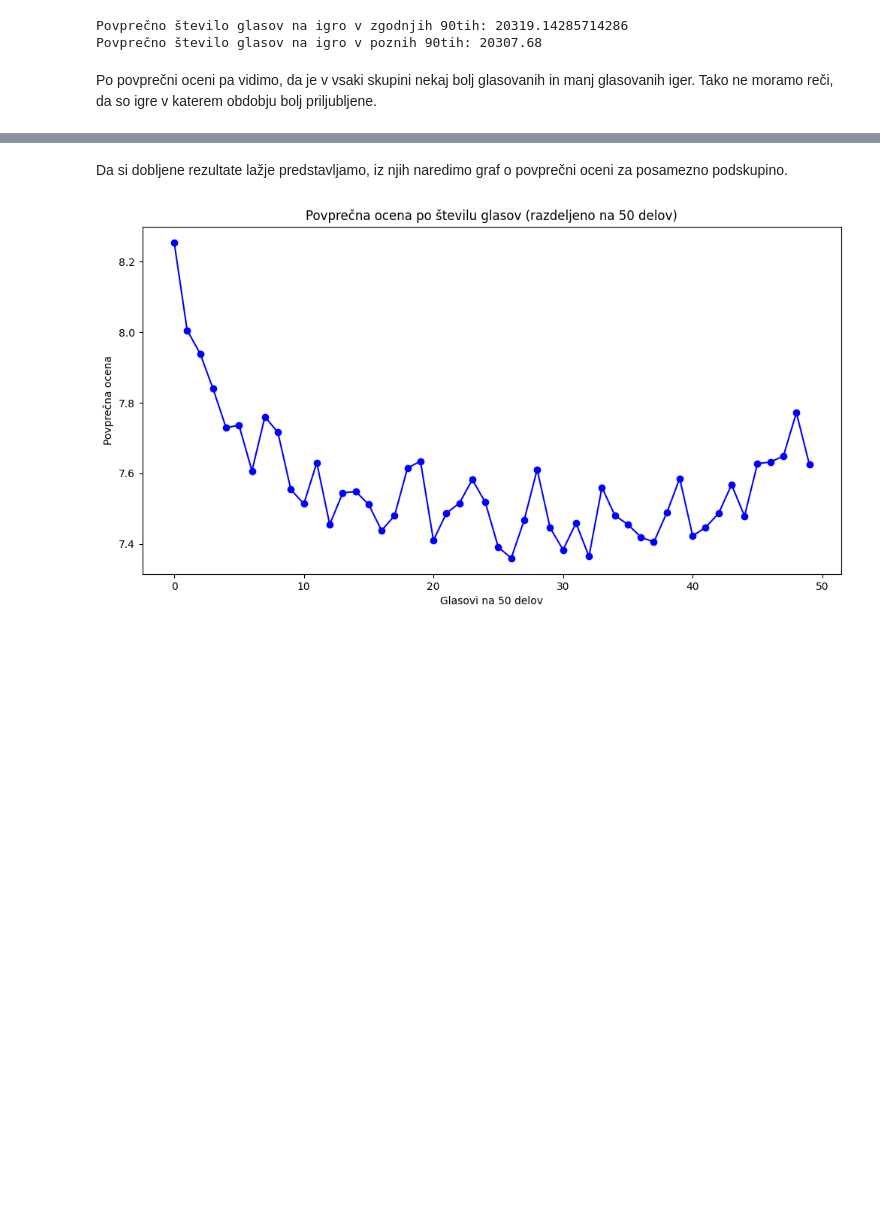
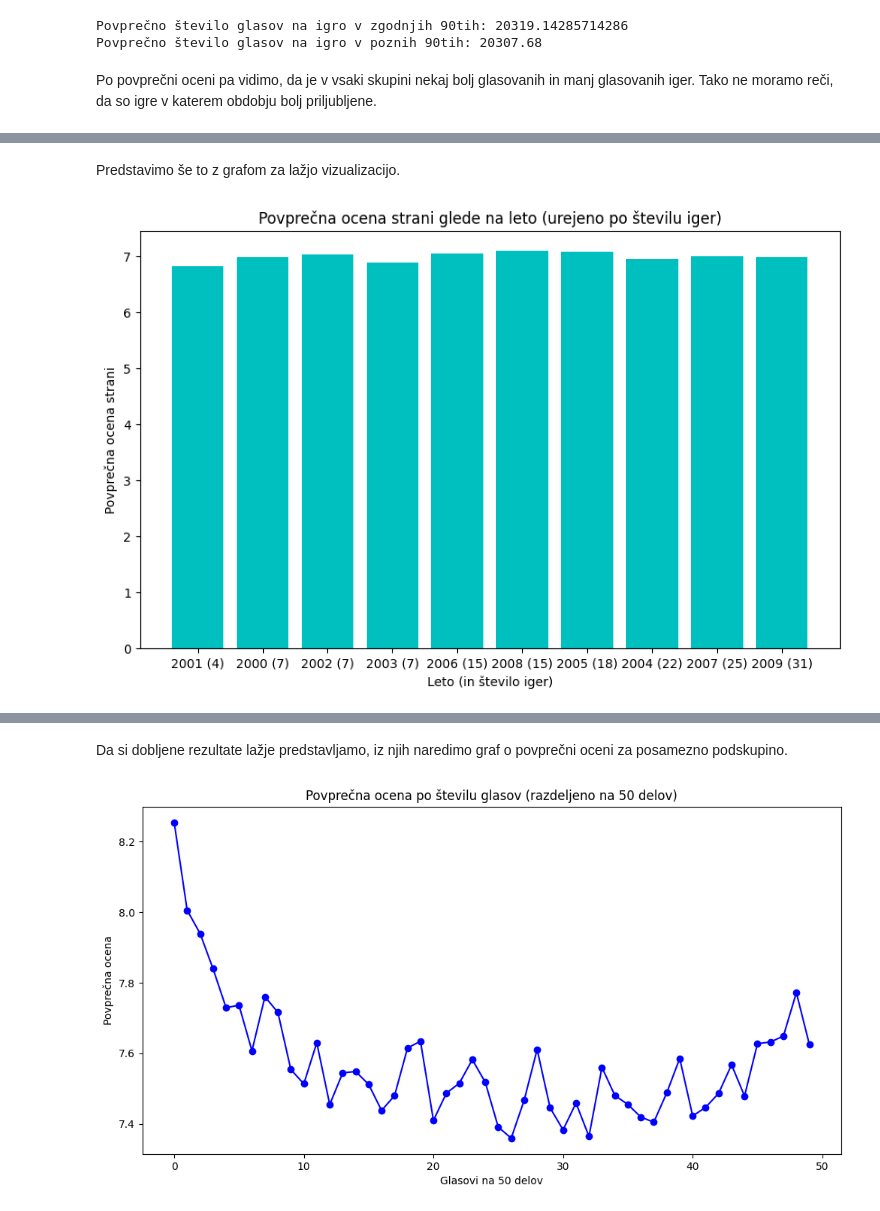
Before and after one commit to NikUrukalo/uvp-projektna-naloga, a Jupyter notebook: analiza.ipynb, the cells around one changed output, grey strips where cells are left out. Cells and saved outputs as stored; diff of their text form; code cells hidden in the pictures; blank space fills up the shorter version.

```diff
--- a/analiza.ipynb
+++ b/analiza.ipynb
@@ -160,4 +216,7 @@ Od teh iger preverimo v katerem letu jih je nastalo koliko.
 # %%
-seznam_po_letih = igre_00['leto'].value_counts().sort_index()
+seznam_po_letih = igre_00.groupby('leto').agg({
+    'ocena_strani': 'mean',
+}).sort_index()
+seznam_po_letih['stevilo_iger'] = igre_00.groupby('leto').size()
 seznam_po_letih
 # %% [output]
@@ -172,0 +235,18 @@ Name: count, dtype: int64
+# %% [markdown]
+Predstavimo še to z grafom za lažjo vizualizacijo.
+# %%
+seznam_po_letih_2 = seznam_po_letih.sort_values('stevilo_iger')
+
+# Priprava oznak z letom in številom iger
+x_labels = [f'{leto} ({stevilo})' for leto, stevilo in zip(seznam_po_letih_2.index, seznam_po_letih_2['stevilo_iger'])]
+
+plt.figure(figsize=(10, 6))
+plt.bar(x_labels, seznam_po_letih_2['ocena_strani'], color='c')
+
+plt.title('Povprečna ocena strani glede na leto (urejeno po številu iger)')
+plt.xlabel('Leto (in število iger)')
+plt.ylabel('Povprečna ocena strani')
+
+plt.show()
+# %% [output]
+[figure, added]
```
Also changed, not shown: parts of 29 cells of this notebook.
